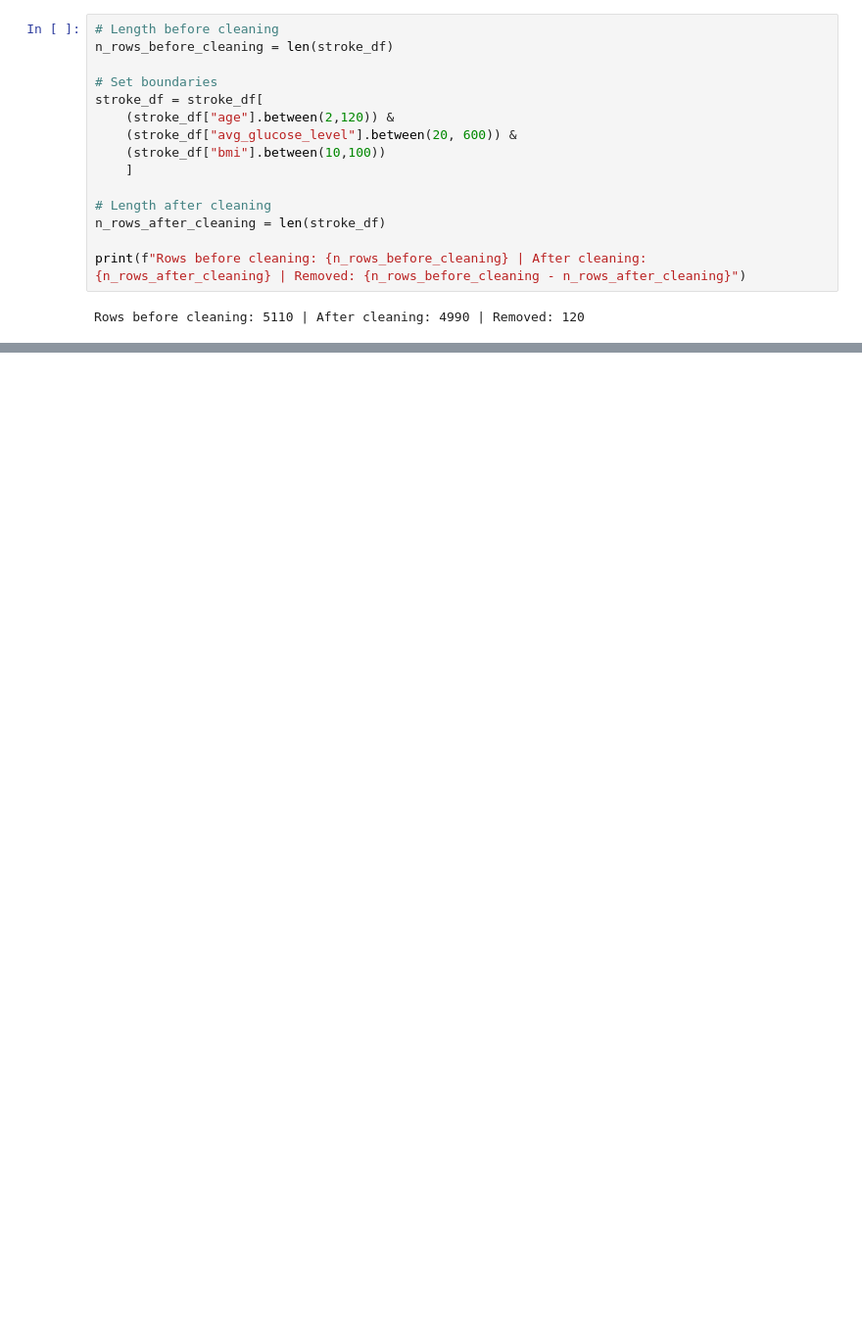
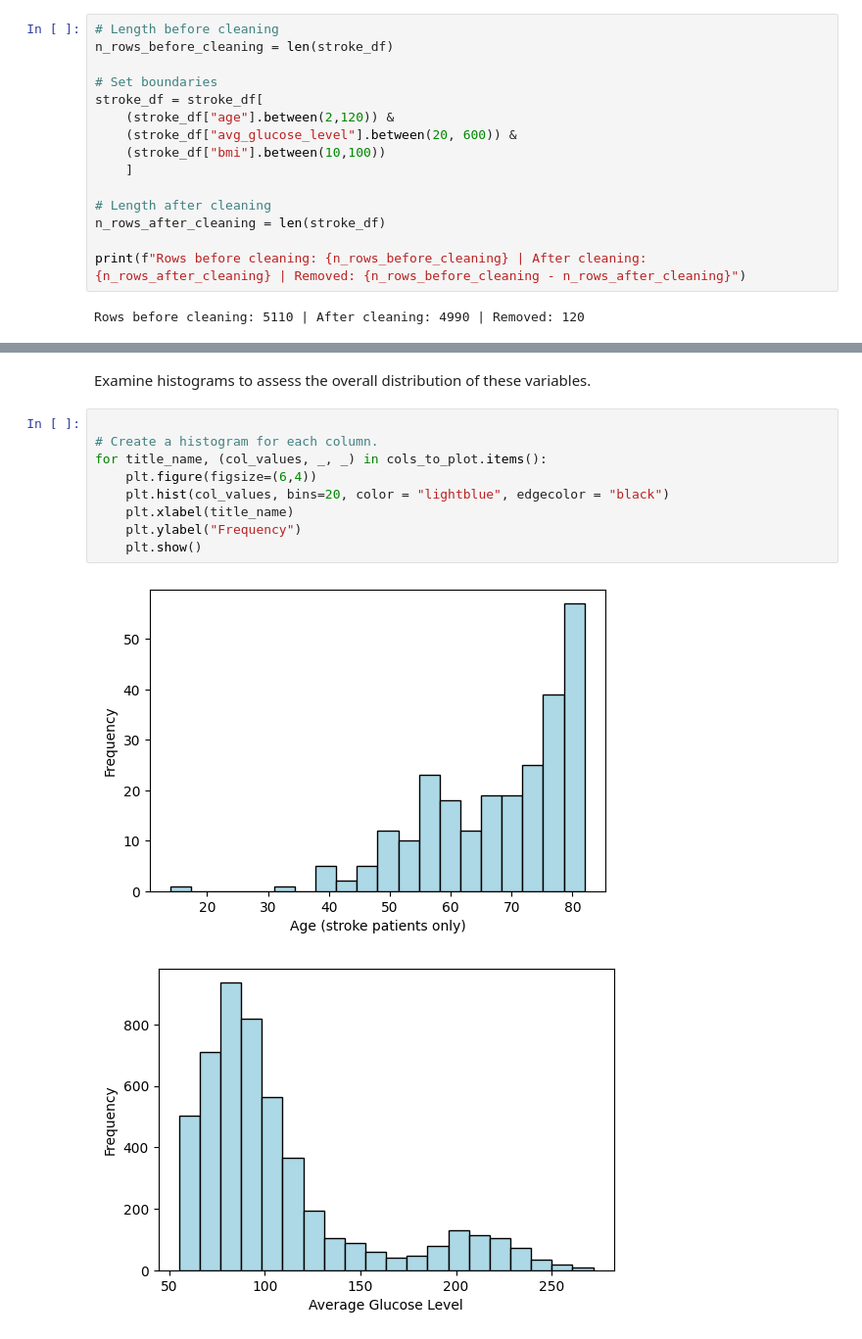
Before and after one commit to Yasir-4/data-science-practice, a Jupyter notebook: projects/mini-projects/stroke-analysis-mini-project.ipynb, the cells around one changed output, grey strips where cells are left out. Shown at 98% size. Saved outputs shown, nothing was run; the diff lists cells and outputs as text; blank space fills up the shorter version.

```diff
--- a/projects/mini-projects/stroke-analysis-mini-project.ipynb
+++ b/projects/mini-projects/stroke-analysis-mini-project.ipynb
@@ -284,0 +340,14 @@ Outlier analysis
+# %% [markdown]
+  Examine histograms to assess the overall distribution of these variables.
+# %%
+
+# Create a histogram for each column.
+for title_name, (col_values, _, _) in cols_to_plot.items():
+    plt.figure(figsize=(6,4))
+    plt.hist(col_values, bins=20, color = "lightblue", edgecolor = "black")
+    plt.xlabel(title_name)
+    plt.ylabel("Frequency")
+    plt.show()
+# %% [output]
+[figure, added]
+[figure, added]
```
Also changed, not shown: parts of 10 cells of this notebook.
